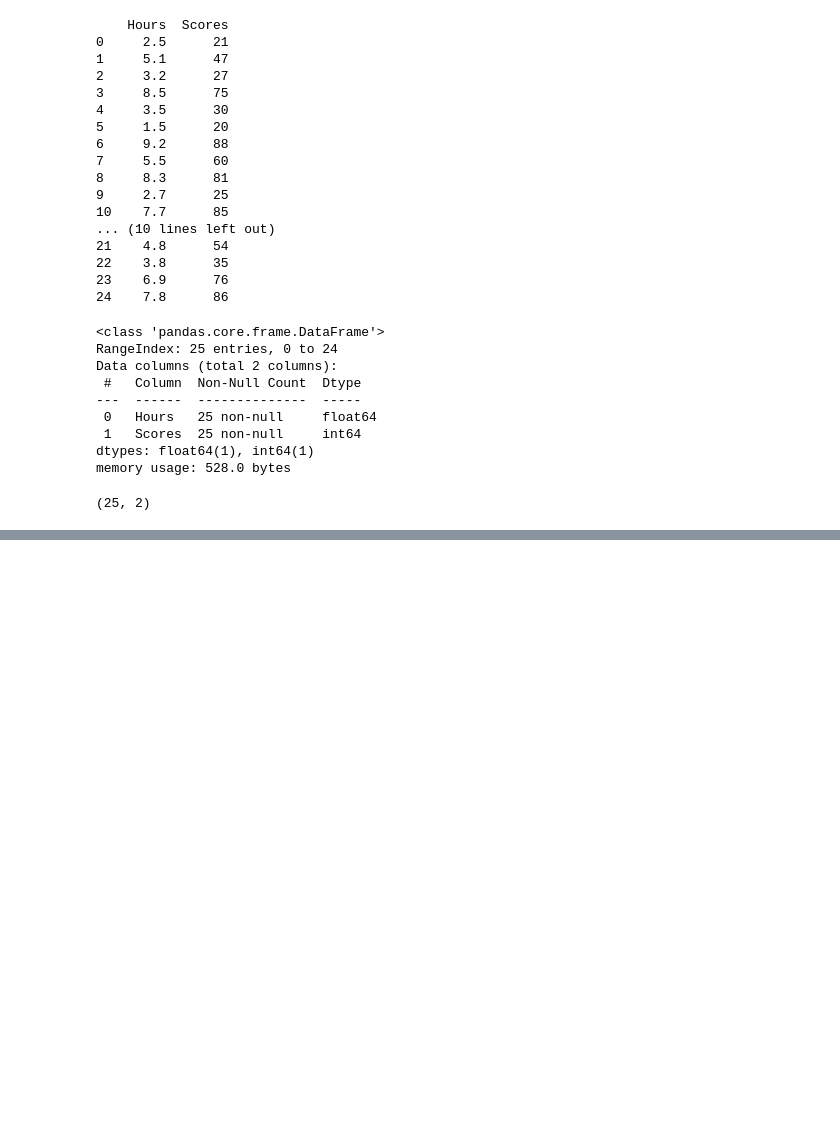
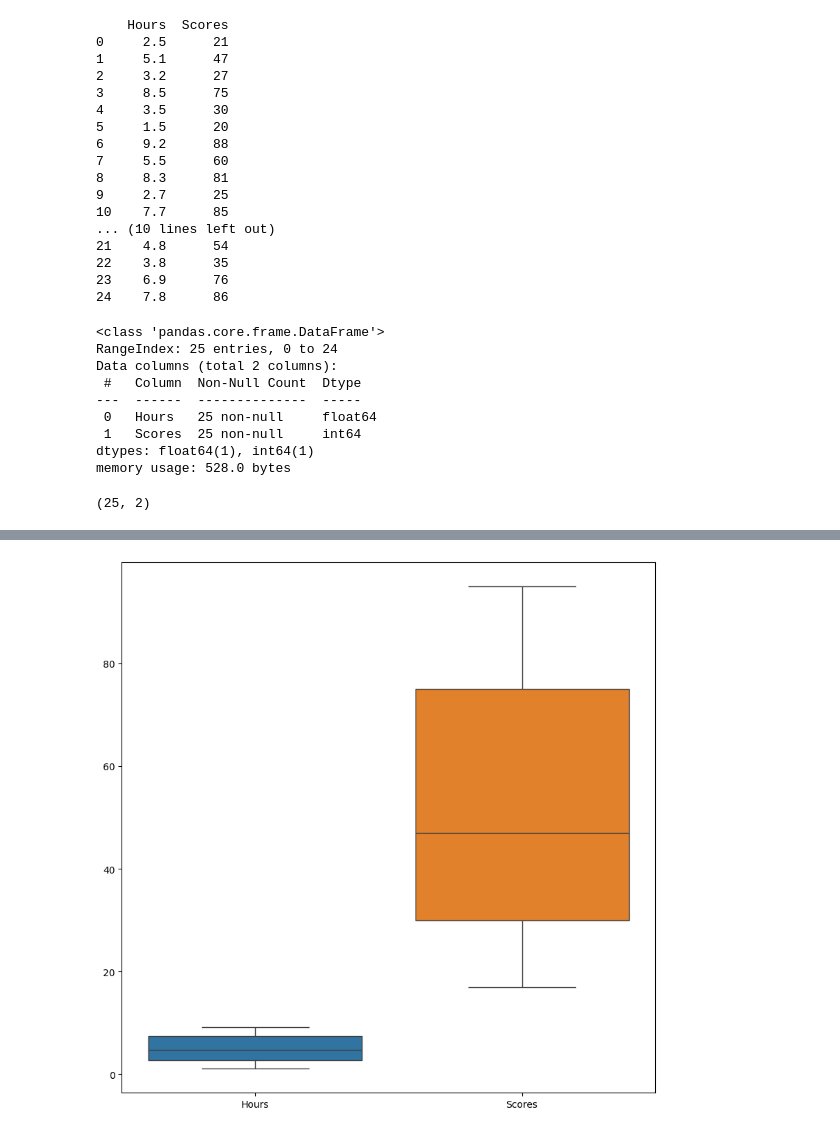
Before and after one commit to pathakmohit/score_csv, a Jupyter notebook: main.ipynb, the cells around one changed output, grey strips where cells are left out. Saved outputs shown, nothing was run; the diff lists cells and outputs as text; code cells hidden in the pictures; blank space fills up the shorter version.

```diff
--- a/main.ipynb
+++ b/main.ipynb
@@ -58,0 +124,9 @@ df.shape
+# %%
+# prompt: create boxplot
+
+import matplotlib.pyplot as plt
+plt.figure(figsize=(10,10))
+sns.boxplot(data=df)
+plt.show()
+# %% [output]
+[figure, added]
```
Also changed, not shown: parts of 10 cells of this notebook.
